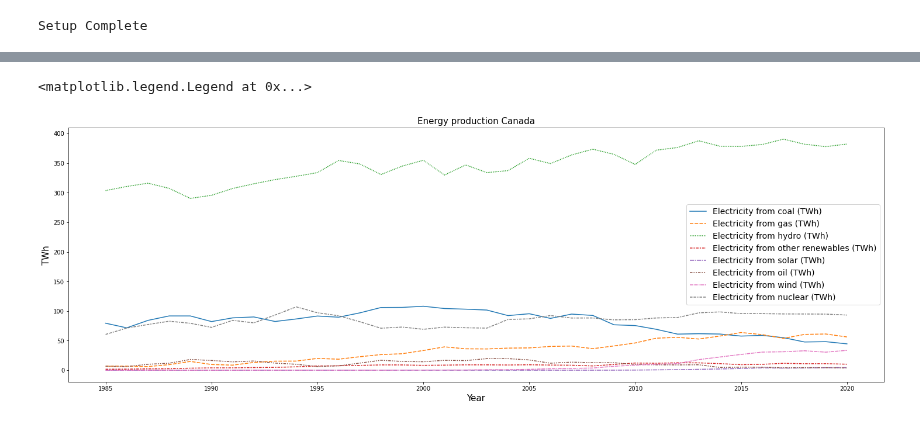
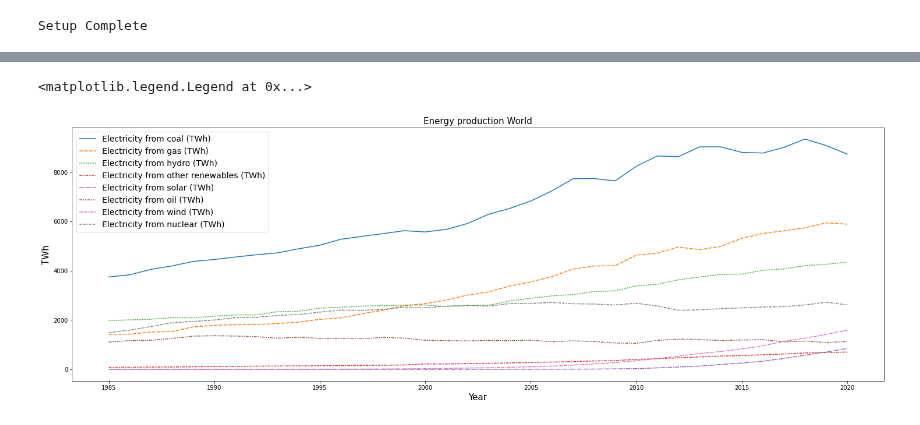
Before and after one commit to salasm/projects, a Jupyter notebook: world_energy_production.ipynb, the cells around one changed output, grey strips where cells are left out. Cells and saved outputs as stored; diff of their text form; code cells hidden in the pictures.

```diff
--- a/world_energy_production.ipynb
+++ b/world_energy_production.ipynb
@@ -36,15 +19,15 @@ energy_data
 # %%
-country = 'Canada'
+country = 'World'
 plot_data = energy_data.loc[energy_data['Country'] == country]
 plt.figure(figsize=(25,8))
 plt.title("Energy production " + country, size = 15)
 sns.lineplot(data = plot_data)
 plt.ylabel("TWh" , size = 15)
 plt.xlabel("Year", size = 15)
 plt.legend(fontsize = 14)
 # %% [output]
 <matplotlib.legend.Legend at 0x...>
-[figure, old version]
+[figure, new version]
 # %%
 column_names = list(energy_data)
 del column_names[0]
```
Also changed, not shown: parts of 5 cells of this notebook.
